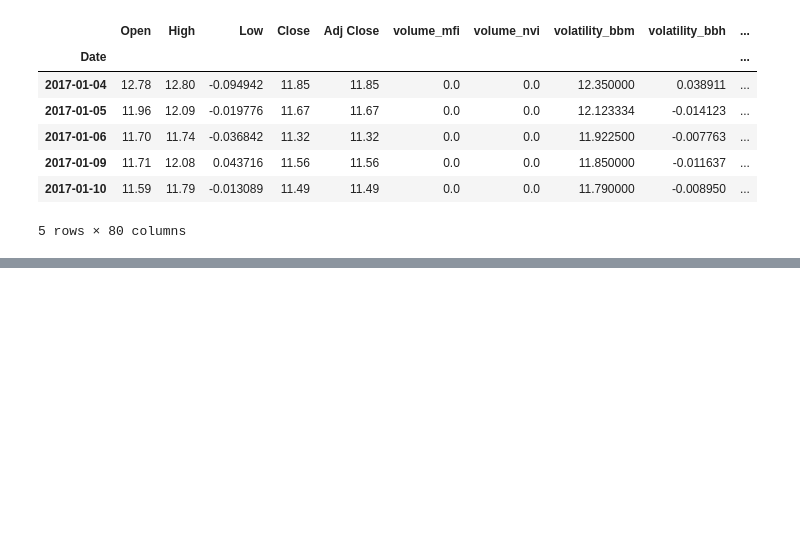
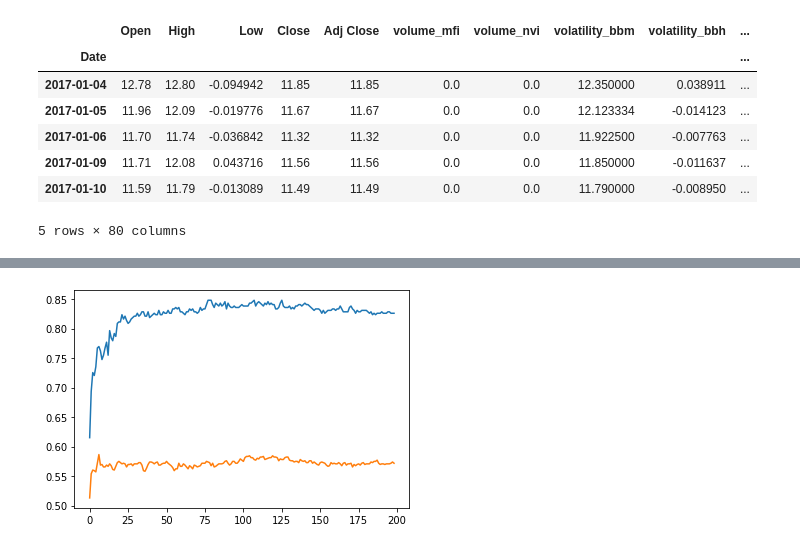
Before and after one commit to benchov/Machine_Learning_for_Trading_Knowledge, a Jupyter notebook: PCA_and_Dimensionality_Reduction.ipynb, the cells around one changed output, grey strips where cells are left out. Saved outputs shown, nothing was run; the diff lists cells and outputs as text; code cells hidden in the pictures; blank space fills up the shorter version.

```diff
--- a/PCA_and_Dimensionality_Reduction.ipynb
+++ b/PCA_and_Dimensionality_Reduction.ipynb
@@ -147,0 +228,20 @@ X_train, y_train, X_test, y_test = train_test_split(X_fs, y, test_size=0.7, rand
+# %%
+train_scores, test_scores = list(), list()
+values = [i for i in range(1,200)]
+for i in values:
+  model_1 = RandomForestClassifier(n_estimators=i, max_depth=4, random_state=883)
+  model_1.fit(X_train, y_train)
+
+  train_prediction = model_1.predict(X_train)
+  train_accuracy = accuracy_score(y_train, train_prediction)
+  train_scores.append(train_accuracy)
+
+  test_prediction = model_1.predict(X_test)
+  test_accuracy = accuracy_score(y_test, test_prediction)
+  test_scores.append(test_accuracy)
+# %%
+plt.plot(train_scores)
+plt.plot(test_scores)
+plt.show()
+# %% [output]
+[figure, added]
```
Also changed, not shown: parts of 10 cells of this notebook.
